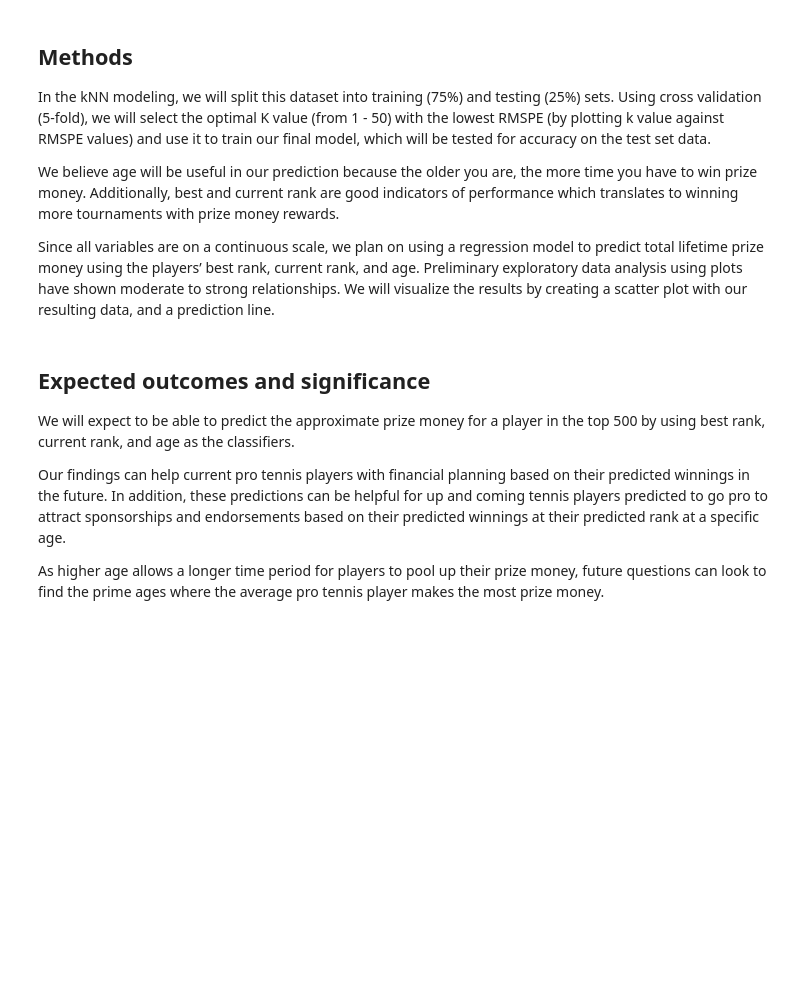
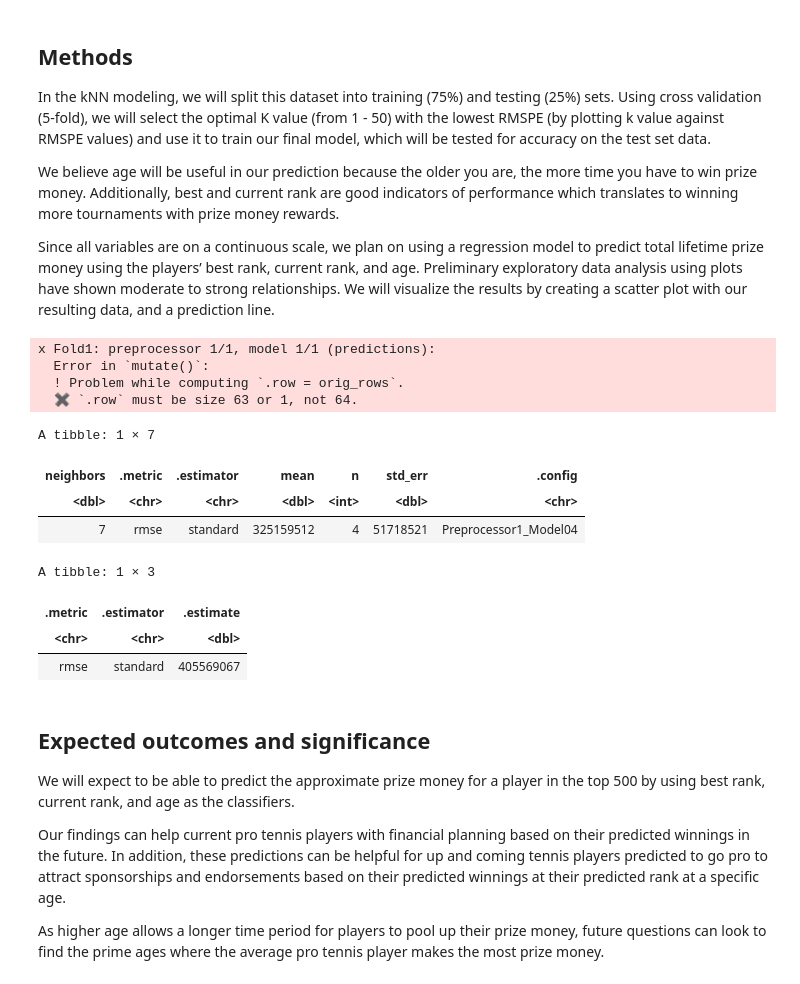
Before and after one commit to HarmanSandhu179/DSCI-100-Group-Project, a Jupyter notebook: group_project_report.ipynb, the cells around one changed output. Saved outputs shown, nothing was run; the diff lists cells and outputs as text; code cells hidden in the pictures; blank space fills up the shorter version.

Commit message:
Added regression code.

```diff
--- a/group_project_report.ipynb
+++ b/group_project_report.ipynb
@@ -265,6 +268,63 @@ In the kNN modeling, we will split this dataset into training (75%) and testing
 We believe age will be useful in our prediction because the older you are, the more time you have to win prize money. Additionally, best and current rank are good indicators of performance which translates to winning more tournaments with prize money rewards.
 
 Since all variables are on a continuous scale, we plan on using a regression model to predict total lifetime prize money using the players’ best rank, current rank, and age. Preliminary exploratory data analysis using plots have shown moderate to strong relationships. We will visualize the results by creating a scatter plot with our resulting data, and a prediction line.
+# %%
+set.seed(1235) # DO NOT CHANGE
+
+spec <- nearest_neighbor(weight_func = "rectangular", neighbors = tune()) |>
+       set_engine("kknn") |>
+       set_mode("regression")
+
+recipe <- recipe(Prize_Money ~., data = player_stats_training) |>
+       step_scale(all_predictors()) |>
+       step_center(all_predictors())
+
+vfold <- vfold_cv(player_stats_training, v = 5, strata = Prize_Money)
+
+workflow <- workflow() |>
+       add_recipe(recipe) |>
+       add_model(spec)
+
+gridvals <- tibble(neighbors = seq(from = 1, to = 51, by = 2))
+
+results <- workflow |>
+    tune_grid(resamples = vfold, grid = gridvals) |>
+    collect_metrics() |>
+    filter(.metric == "rmse") |>
+    filter(mean == min(mean))
+results
+
+k_min <- results |>
+          pull(neighbors)
+
+best_spec <- nearest_neighbor(weight_func = "rectangular", neighbors = k_min) |>
+          set_engine("kknn") |>
+          set_mode("regression")
+
+best_fit <- workflow() |>
+          add_recipe(recipe) |>
+          add_model(best_spec) |>
+          fit(data = player_stats_training)
+
+summary <- best_fit |>
+           predict(player_stats_testing) |>
+           bind_cols(player_stats_testing) |>
+           metrics(truth = Prize_Money, estimate = .pred) |>
+           filter(.metric == "rmse")
+summary
+# %% [output]
+x Fold1: preprocessor 1/1, model 1/1 (predictions):
+  Error in `mutate()`:
+  ! Problem while computing `.row = orig_rows`.
+  ✖ `.row` must be size 63 or 1, not 64.
+A tibble: 1 × 7
+| neighbors | .metric | .estimator | mean | n | std_err | .config |
+| <dbl> | <chr> | <chr> | <dbl> | <int> | <dbl> | <chr> |
+| 7 | rmse | standard | 325159512 | 4 | 51718521 | Preprocessor1_Model04 |
+A tibble: 1 × 3
+| .metric | .estimator | .estimate |
+| <chr> | <chr> | <dbl> |
+| rmse | standard | 405569067 |
 # %% [markdown]
 ## Expected outcomes and significance
 
```
Also changed, not shown: parts of 1 cell of this notebook.
